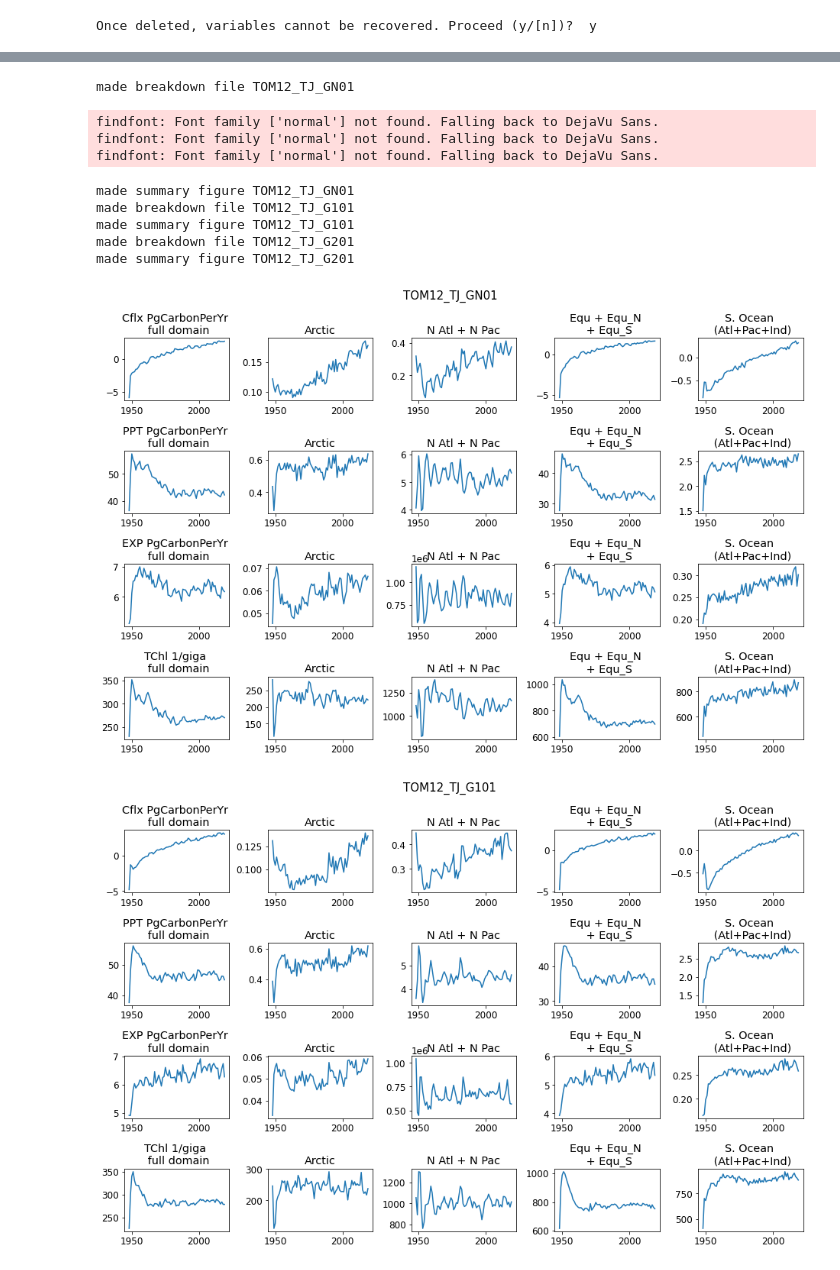
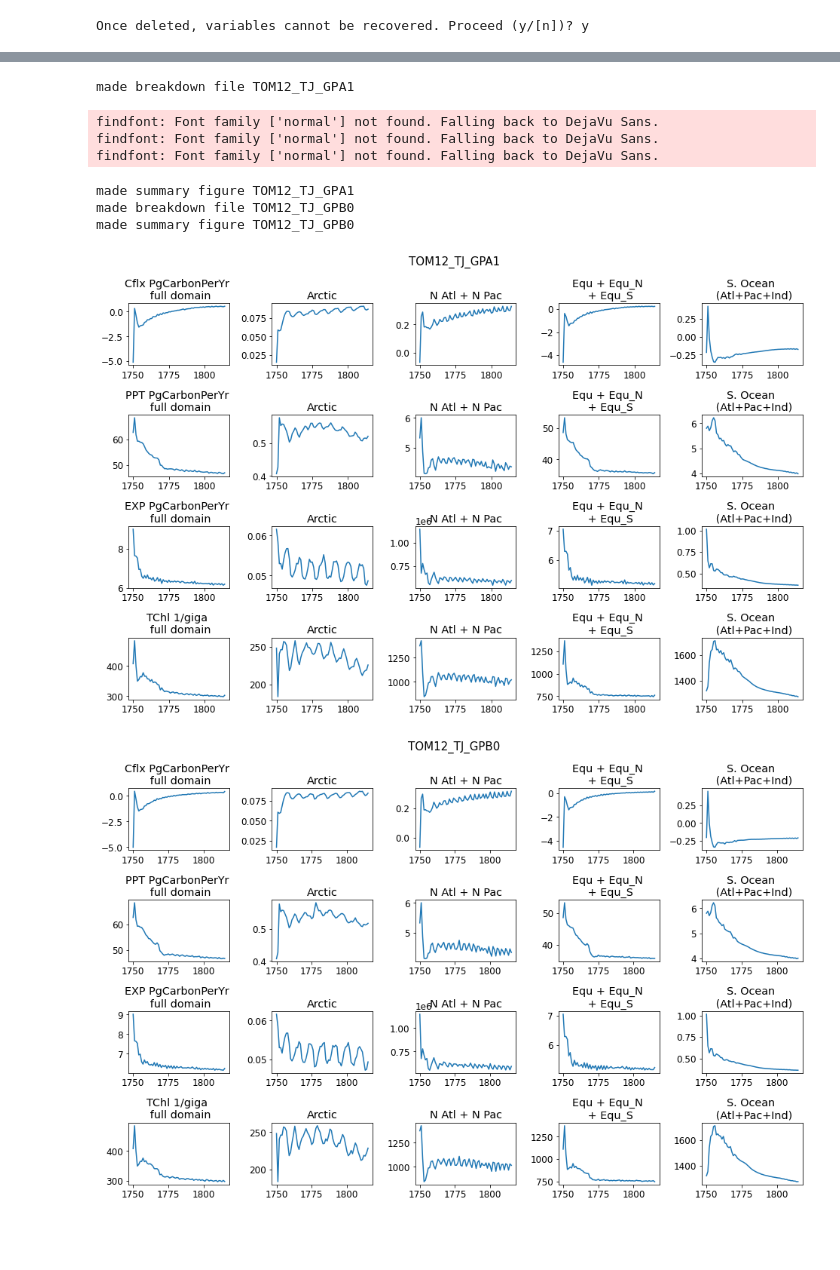
Before and after one commit to tjarnikova/SOZONE, a Jupyter notebook: GRO2_FORCING_EXPERIMENT/breakdownSummary.ipynb, the cells around one changed output, grey strips where cells are left out. Cells and saved outputs as stored; diff of their text form; code cells hidden in the pictures; blank space fills up the shorter version.

```diff
--- a/GRO2_FORCING_EXPERIMENT/breakdownSummary.ipynb
+++ b/GRO2_FORCING_EXPERIMENT/breakdownSummary.ipynb
@@ -60,3 +60,7 @@ font = {'family' : 'normal',
 'size'   : 12}
 
 plt.rc('font', **font)
+# %%
+import numpy as np
+w = np.arange(0,10,1)
+print(w)
@@ -62,0 +238,5 @@ plt.rc('font', **font)
+# %%
+modBaseDir = '/gpfs/home/mep22dku/scratch/ModelRuns/'
+tmod = 'TOM12_TJ_GPA1'
+w = pd.read_csv(f'/{modBaseDir}/{tmod}/breakdown.ave.annual.dat', sep='\t')
+w
@@ -63,6 +257,6 @@ plt.rc('font', **font)
 # %%
-tv = ['sur','obs','vol','lev','int','ave']
-for i in tv:
-    print(i)
-    w = pd.read_csv(f'/gpfs/home/mep22dku/scratch/ModelRuns/TOM12_TJ_GN01/breakdown.{i}.annual.dat', sep='\t')
-    print(w.columns)
+# tv = ['sur','obs','vol','lev','int','ave']
+# for i in tv:
+#     print(i)
+#     w = pd.read_csv(f'/gpfs/home/mep22dku/scratch/ModelRuns/TOM12_TJ_GN01/breakdown.{i}.annual.dat', sep='\t')
+#     print(w.columns)
@@ -87,6 +263,4 @@ Index(['year', 'EXP', 'EXP.1', 'EXP.2', 'EXP.3', 'EXP.4', 'EXP.5', 'EXP.6',
 # %%
-tmod = 'TOM12_TJ_GN01'
-
 def makeSummaryFromBreakdowns(tmod):
 
     modBaseDir = '/gpfs/home/mep22dku/scratch/ModelRuns/'
@@ -177,7 +351,7 @@ def makeSummaryFromBreakdowns(tmod):
                  ]
     df.wheremade = 'GRO2_FORCING_EXPERIMENT/breakdownSummary.ipynb'
     df.notes = 'everything is in PgC/yr except TChl, which is in 1/giga whatever that is'
-    df.to_csv(f'./extracted/{tmod}_breakdown.csv')
+    df.to_csv(f'/gpfs/home/mep22dku/scratch/ModelRuns/modelBreakdownSummaries/{tmod}_breakdown.csv')
     print(f'made breakdown file {tmod}')
 
     fact = 1.1
@@ -212,21 +386,18 @@ def makeSummaryFromBreakdowns(tmod):
 
     plt.suptitle(tmod, fontsize = 15)
     plt.tight_layout()
-    fig.savefig(f'./extracted/{tmod}_summary.jpg')
+    fig.savefig(f'/gpfs/home/mep22dku/scratch/ModelRuns/modelBreakdownSummaries/{tmod}_summary.jpg')
     print(f'made summary figure {tmod}')
 # %%
-makeSummaryFromBreakdowns('TOM12_TJ_GN01')
-makeSummaryFromBreakdowns('TOM12_TJ_G101')
-makeSummaryFromBreakdowns('TOM12_TJ_G201')
+makeSummaryFromBreakdowns('TOM12_TJ_GPA1')
+makeSummaryFromBreakdowns('TOM12_TJ_GPB0')
 # %% [output]
-made breakdown file TOM12_TJ_GN01
+made breakdown file TOM12_TJ_GPA1
 findfont: Font family ['normal'] not found. Falling back to DejaVu Sans.
 findfont: Font family ['normal'] not found. Falling back to DejaVu Sans.
 findfont: Font family ['normal'] not found. Falling back to DejaVu Sans.
-made summary figure TOM12_TJ_GN01
-made breakdown file TOM12_TJ_G101
-made summary figure TOM12_TJ_G101
-made breakdown file TOM12_TJ_G201
-made summary figure TOM12_TJ_G201
+made summary figure TOM12_TJ_GPA1
+made breakdown file TOM12_TJ_GPB0
+made summary figure TOM12_TJ_GPB0
-[figure, old version]
+[figure, new version]
-[figure, old version]
+[figure, new version]
```
Also changed, not shown: parts of 10 cells of this notebook, 52 other files.
